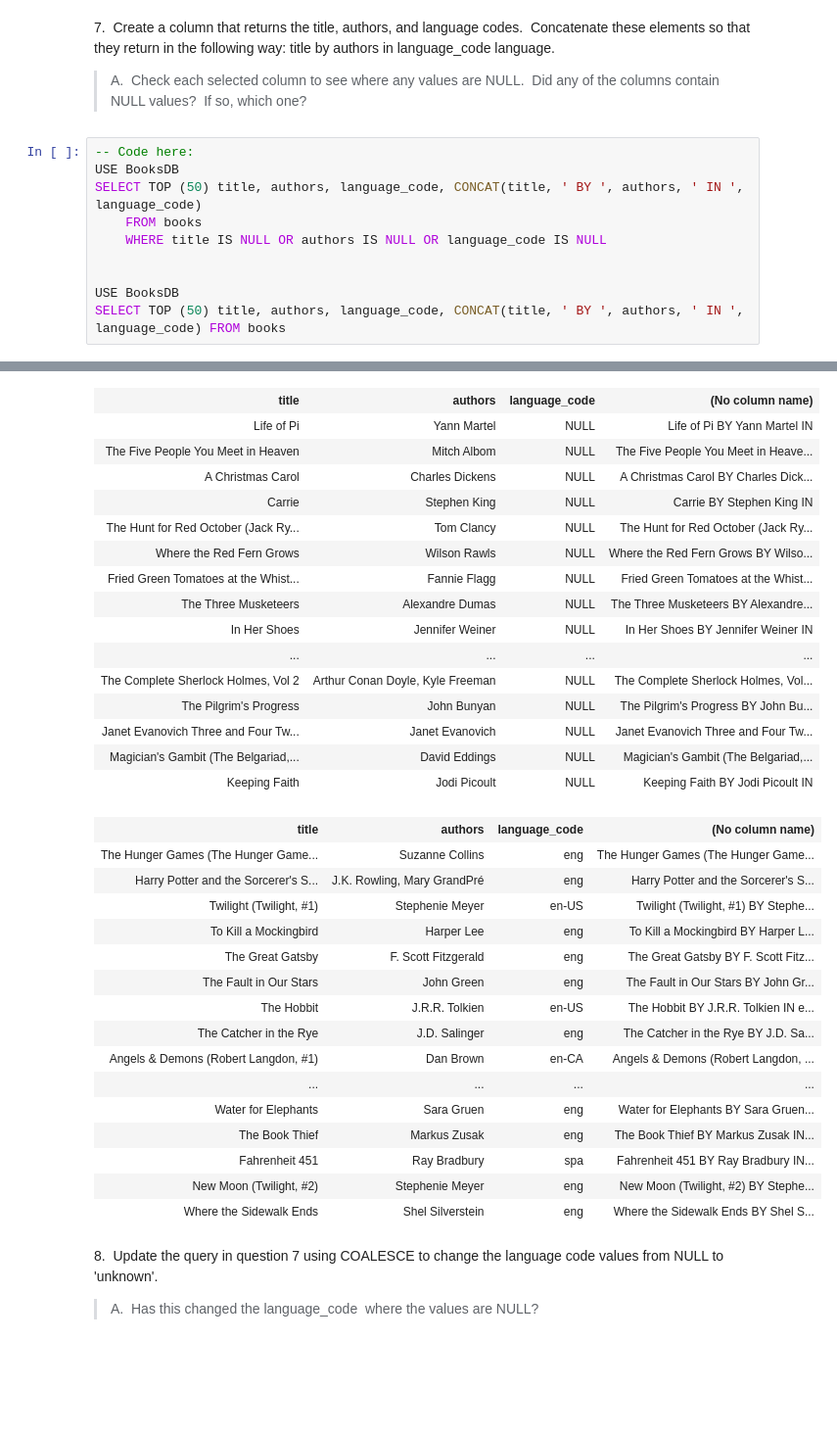
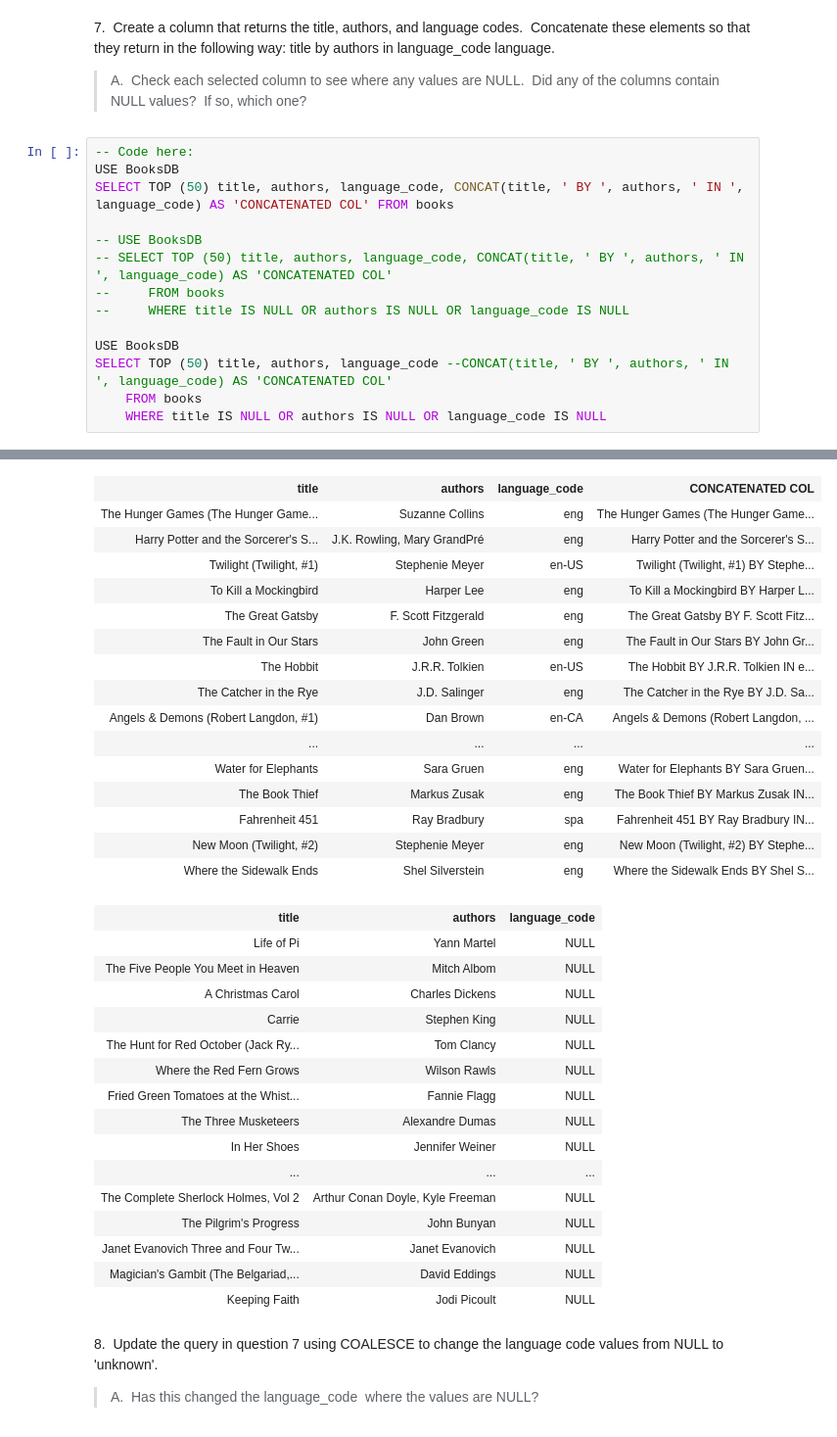
Before and after one commit to hollyhira/Studio12_SQL-Part-2, a Jupyter notebook: SQL-Part-2-Studio.ipynb, the cells around one changed output, grey strips where cells are left out. Shown: that part at 98% size. Cells and saved outputs as stored; diff of their text form; blank space fills up the shorter version.

```diff
--- a/SQL-Part-2-Studio.ipynb
+++ b/SQL-Part-2-Studio.ipynb
@@ -167,13 +220,17 @@ Total execution time: 00:00:02.896
 # %%
 -- Code here:
 USE BooksDB
-SELECT TOP (50) title, authors, language_code, CONCAT(title, ' BY ', authors, ' IN ', language_code)
+SELECT TOP (50) title, authors, language_code, CONCAT(title, ' BY ', authors, ' IN ', language_code) AS 'CONCATENATED COL' FROM books
+
+-- USE BooksDB
+-- SELECT TOP (50) title, authors, language_code, CONCAT(title, ' BY ', authors, ' IN ', language_code) AS 'CONCATENATED COL'
+--     FROM books
+--     WHERE title IS NULL OR authors IS NULL OR language_code IS NULL
+
+USE BooksDB
+SELECT TOP (50) title, authors, language_code --CONCAT(title, ' BY ', authors, ' IN ', language_code) AS 'CONCATENATED COL'
     FROM books
     WHERE title IS NULL OR authors IS NULL OR language_code IS NULL
-
-
-USE BooksDB
-SELECT TOP (50) title, authors, language_code, CONCAT(title, ' BY ', authors, ' IN ', language_code) FROM books
 # %% [output]
 (50 rows affected)
 (50 rows affected)
@@ -181,35 +238,35 @@ Total execution time: 00:00:00.137
-| title | authors | language_code | (No column name) |
-| Life of Pi | Yann Martel | NULL | Life of Pi BY Yann Martel IN |
-| The Five People You Meet in Heaven | Mitch Albom | NULL | The Five People You Meet in Heave... |
-| A Christmas Carol | Charles Dickens | NULL | A Christmas Carol BY Charles Dick... |
-| Carrie | Stephen King | NULL | Carrie BY Stephen King IN |
-| The Hunt for Red October (Jack Ry... | Tom Clancy | NULL | The Hunt for Red October (Jack Ry... |
-| Where the Red Fern Grows | Wilson Rawls | NULL | Where the Red Fern Grows BY Wilso... |
-| Fried Green Tomatoes at the Whist... | Fannie Flagg | NULL | Fried Green Tomatoes at the Whist... |
-| The Three Musketeers | Alexandre Dumas | NULL | The Three Musketeers BY Alexandre... |
-| In Her Shoes | Jennifer Weiner | NULL | In Her Shoes BY Jennifer Weiner IN |
+| title | authors | language_code | CONCATENATED COL |
+| The Hunger Games (The Hunger Game... | Suzanne Collins | eng | The Hunger Games (The Hunger Game... |
+| Harry Potter and the Sorcerer's S... | J.K. Rowling, Mary GrandPré | eng | Harry Potter and the Sorcerer's S... |
+| Twilight (Twilight, #1) | Stephenie Meyer | en-US | Twilight (Twilight, #1) BY Stephe... |
+| To Kill a Mockingbird | Harper Lee | eng | To Kill a Mockingbird BY Harper L... |
+| The Great Gatsby | F. Scott Fitzgerald | eng | The Great Gatsby BY F. Scott Fitz... |
+| The Fault in Our Stars | John Green | eng | The Fault in Our Stars BY John Gr... |
+| The Hobbit | J.R.R. Tolkien | en-US | The Hobbit BY J.R.R. Tolkien IN e... |
+| The Catcher in the Rye | J.D. Salinger | eng | The Catcher in the Rye BY J.D. Sa... |
+| Angels & Demons (Robert Langdon, #1) | Dan Brown | en-CA | Angels & Demons (Robert Langdon, ... |
 | ... | ... | ... | ... |
-| The Complete Sherlock Holmes, Vol 2 | Arthur Conan Doyle, Kyle Freeman | NULL | The Complete Sherlock Holmes, Vol... |
-| The Pilgrim's Progress | John Bunyan | NULL | The Pilgrim's Progress BY John Bu... |
-| Janet Evanovich Three and Four Tw... | Janet Evanovich | NULL | Janet Evanovich Three and Four Tw... |
-| Magician's Gambit (The Belgariad,... | David Eddings | NULL | Magician's Gambit (The Belgariad,... |
-| Keeping Faith | Jodi Picoult | NULL | Keeping Faith BY Jodi Picoult IN |
+| Water for Elephants | Sara Gruen | eng | Water for Elephants BY Sara Gruen... |
+| The Book Thief | Markus Zusak | eng | The Book Thief BY Markus Zusak IN... |
+| Fahrenheit 451 | Ray Bradbury | spa | Fahrenheit 451 BY Ray Bradbury IN... |
+| New Moon (Twilight, #2) | Stephenie Meyer | eng | New Moon (Twilight, #2) BY Stephe... |
+| Where the Sidewalk Ends | Shel Silverstein | eng | Where the Sidewalk Ends BY Shel S... |
-| title | authors | language_code | (No column name) |
-| The Hunger Games (The Hunger Game... | Suzanne Collins | eng | The Hunger Games (The Hunger Game... |
-| Harry Potter and the Sorcerer's S... | J.K. Rowling, Mary GrandPré | eng | Harry Potter and the Sorcerer's S... |
-| Twilight (Twilight, #1) | Stephenie Meyer | en-US | Twilight (Twilight, #1) BY Stephe... |
-| To Kill a Mockingbird | Harper Lee | eng | To Kill a Mockingbird BY Harper L... |
-| The Great Gatsby | F. Scott Fitzgerald | eng | The Great Gatsby BY F. Scott Fitz... |
-| The Fault in Our Stars | John Green | eng | The Fault in Our Stars BY John Gr... |
-| The Hobbit | J.R.R. Tolkien | en-US | The Hobbit BY J.R.R. Tolkien IN e... |
-| The Catcher in the Rye | J.D. Salinger | eng | The Catcher in the Rye BY J.D. Sa... |
-| Angels & Demons (Robert Langdon, #1) | Dan Brown | en-CA | Angels & Demons (Robert Langdon, ... |
-| ... | ... | ... | ... |
-| Water for Elephants | Sara Gruen | eng | Water for Elephants BY Sara Gruen... |
-| The Book Thief | Markus Zusak | eng | The Book Thief BY Markus Zusak IN... |
-| Fahrenheit 451 | Ray Bradbury | spa | Fahrenheit 451 BY Ray Bradbury IN... |
-| New Moon (Twilight, #2) | Stephenie Meyer | eng | New Moon (Twilight, #2) BY Stephe... |
-| Where the Sidewalk Ends | Shel Silverstein | eng | Where the Sidewalk Ends BY Shel S... |
+| title | authors | language_code |
+| Life of Pi | Yann Martel | NULL |
+| The Five People You Meet in Heaven | Mitch Albom | NULL |
+| A Christmas Carol | Charles Dickens | NULL |
+| Carrie | Stephen King | NULL |
+| The Hunt for Red October (Jack Ry... | Tom Clancy | NULL |
+| Where the Red Fern Grows | Wilson Rawls | NULL |
+| Fried Green Tomatoes at the Whist... | Fannie Flagg | NULL |
+| The Three Musketeers | Alexandre Dumas | NULL |
+| In Her Shoes | Jennifer Weiner | NULL |
+| ... | ... | ... |
+| The Complete Sherlock Holmes, Vol 2 | Arthur Conan Doyle, Kyle Freeman | NULL |
+| The Pilgrim's Progress | John Bunyan | NULL |
+| Janet Evanovich Three and Four Tw... | Janet Evanovich | NULL |
+| Magician's Gambit (The Belgariad,... | David Eddings | NULL |
+| Keeping Faith | Jodi Picoult | NULL |
 # %% [markdown]
 8.  Update the query in question 7 using COALESCE to change the language code values from NULL to 'unknown'.
 
```
Also changed, not shown: parts of 11 cells of this notebook.
